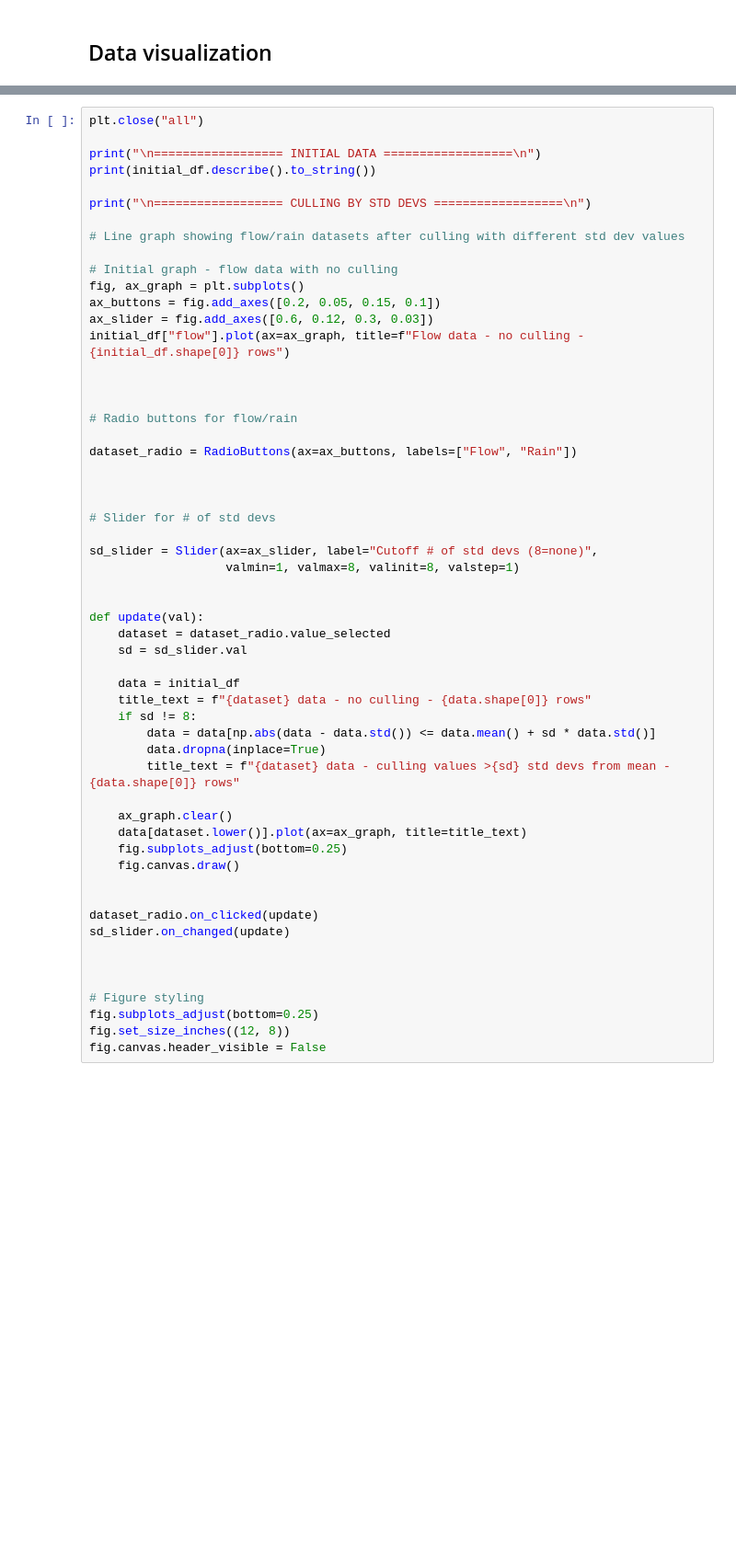
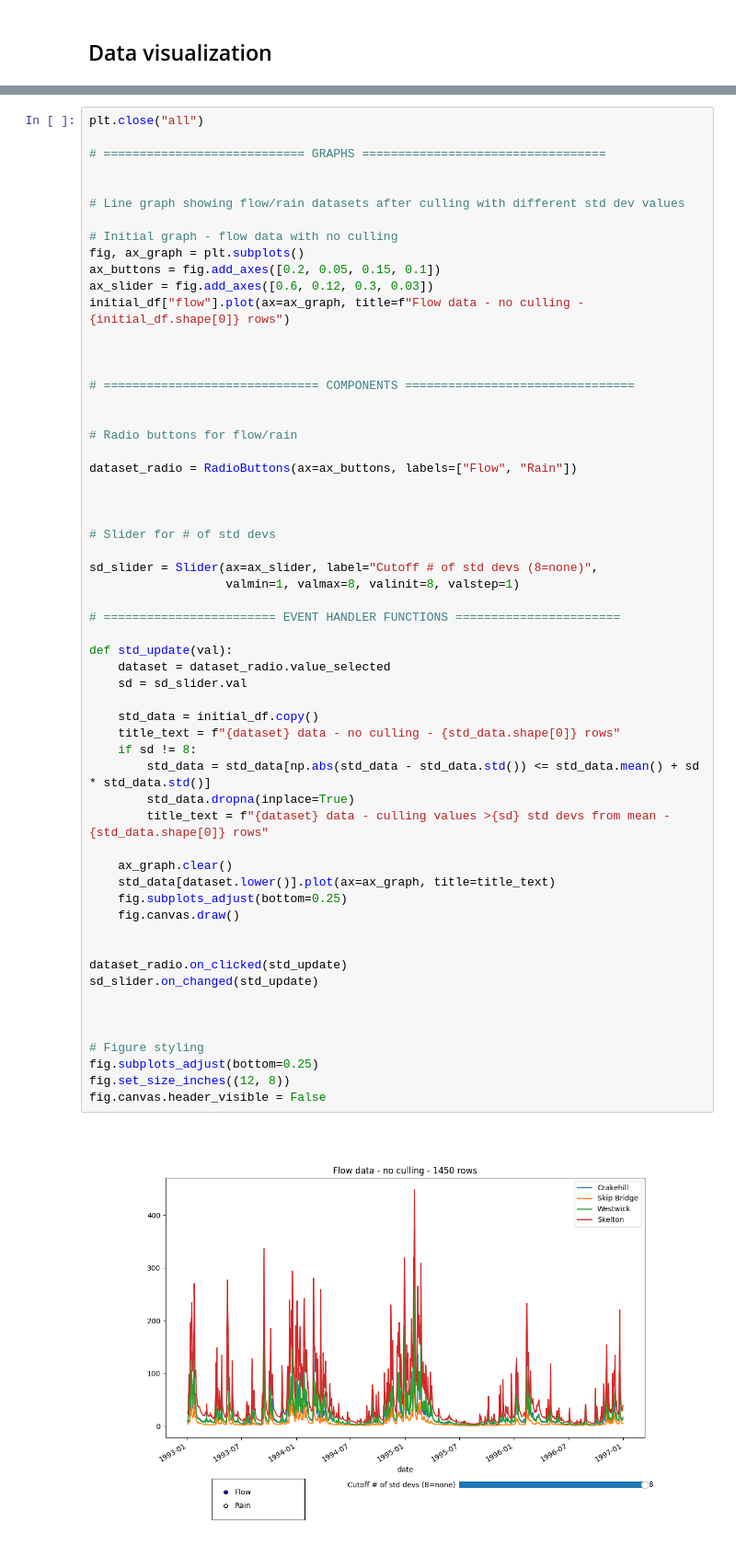
Before and after one commit to usetoconfuse/ai-flow-predictor, a Jupyter notebook: main.ipynb, the cells around one changed output, grey strips where cells are left out. Shown: that part at 92% size. Saved outputs shown, nothing was run; the diff lists cells and outputs as text; blank space fills up the shorter version.

```diff
--- a/main.ipynb
+++ b/main.ipynb
@@ -35,10 +58,8 @@ df.dropna(inplace=True)
 # %%
 plt.close("all")
 
-print("\n================== INITIAL DATA ==================\n")
-print(initial_df.describe().to_string())
+# ============================ GRAPHS ==================================
 
-print("\n================== CULLING BY STD DEVS ==================\n")
 
 # Line graph showing flow/rain datasets after culling with different std dev values
 
@@ -48,43 +69,49 @@ ax_buttons = fig.add_axes([0.2, 0.05, 0.15, 0.1])
 ax_slider = fig.add_axes([0.6, 0.12, 0.3, 0.03])
 initial_df["flow"].plot(ax=ax_graph, title=f"Flow data - no culling - {initial_df.shape[0]} rows")
 
+
+
+# ============================== COMPONENTS ================================
 
 
 # Radio buttons for flow/rain
 
 dataset_radio = RadioButtons(ax=ax_buttons, labels=["Flow", "Rain"])
 
 
 
 # Slider for # of std devs
 
 sd_slider = Slider(ax=ax_slider, label="Cutoff # of std devs (8=none)",
                    valmin=1, valmax=8, valinit=8, valstep=1)
 
+# ======================== EVENT HANDLER FUNCTIONS =======================
 
-def update(val):
+def std_update(val):
     dataset = dataset_radio.value_selected
     sd = sd_slider.val
 
-    data = initial_df
-    title_text = f"{dataset} data - no culling - {data.shape[0]} rows"
+    std_data = initial_df.copy()
+    title_text = f"{dataset} data - no culling - {std_data.shape[0]} rows"
     if sd != 8:
-        data = data[np.abs(data - data.std()) <= data.mean() + sd * data.std()]
-        data.dropna(inplace=True)
-        title_text = f"{dataset} data - culling values >{sd} std devs from mean - {data.shape[0]} rows"
+        std_data = std_data[np.abs(std_data - std_data.std()) <= std_data.mean() + sd * std_data.std()]
+        std_data.dropna(inplace=True)
+        title_text = f"{dataset} data - culling values >{sd} std devs from mean - {std_data.shape[0]} rows"
 
     ax_graph.clear()
-    data[dataset.lower()].plot(ax=ax_graph, title=title_text)
+    std_data[dataset.lower()].plot(ax=ax_graph, title=title_text)
     fig.subplots_adjust(bottom=0.25)
     fig.canvas.draw()
 
 
-dataset_radio.on_clicked(update)
-sd_slider.on_changed(update)
+dataset_radio.on_clicked(std_update)
+sd_slider.on_changed(std_update)
 
 
 
 # Figure styling
 fig.subplots_adjust(bottom=0.25)
 fig.set_size_inches((12, 8))
 fig.canvas.header_visible = False
+# %% [output]
+[figure, added]
```
Also changed, not shown: parts of 5 cells of this notebook.
